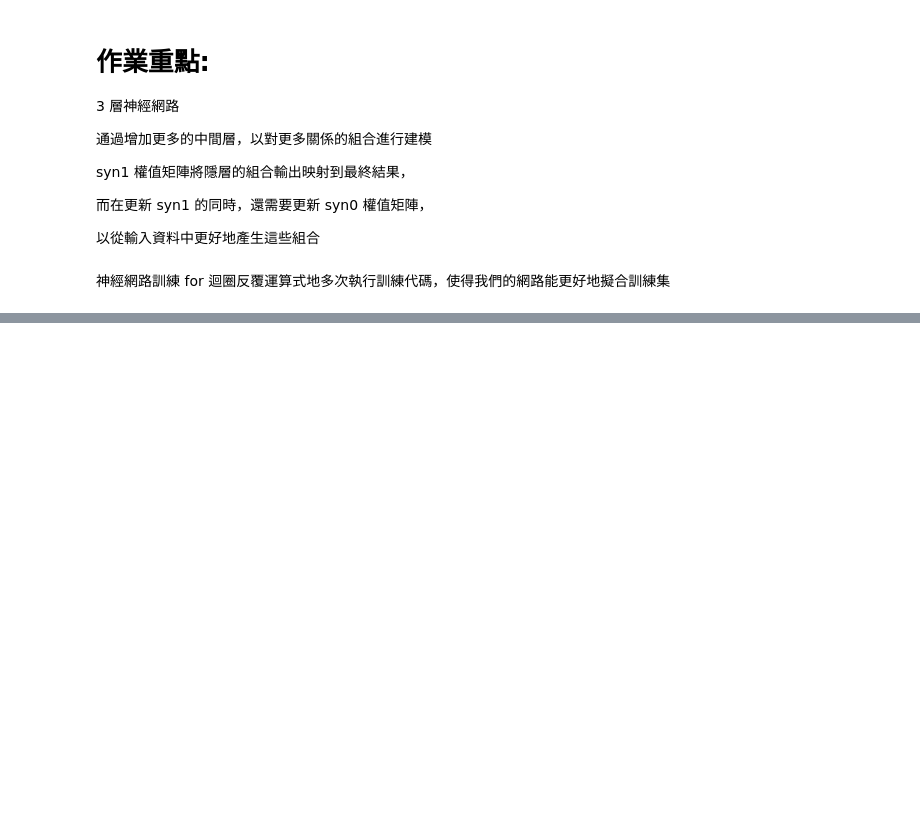
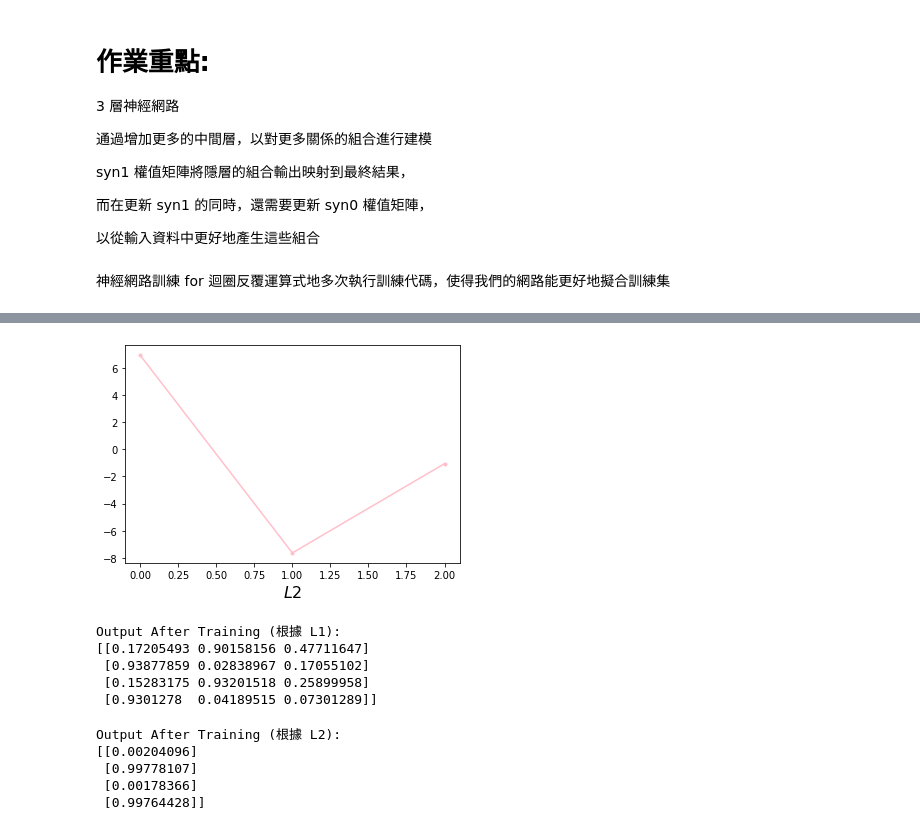
Before and after one commit to Chungchih/4th-ML100Days, a Jupyter notebook: homework/Day_075-Back_Propagation_HW.ipynb, the cells around one changed output, grey strips where cells are left out. Cells and saved outputs as stored; diff of their text form; code cells hidden in the pictures; blank space fills up the shorter version.

```diff
--- a/homework/Day_075-Back_Propagation_HW.ipynb
+++ b/homework/Day_075-Back_Propagation_HW.ipynb
@@ -79,0 +120,24 @@ print(l1)
+# %%
+plt.plot(syn1_history[0], 'o-', ms=3, lw=1.5, color='pink')
+plt.xlabel(r'$L2$', fontsize=16)
+plt.show()
+# %% [output]
+[figure, added]
+# %%
+print("Output After Training (根據 L1):")
+print(l1)
+# %% [output]
+Output After Training (根據 L1):
+[[0.17205493 0.90158156 0.47711647]
+ [0.93877859 0.02838967 0.17055102]
+ [0.15283175 0.93201518 0.25899958]
+ [0.9301278  0.04189515 0.07301289]]
+# %%
+print("Output After Training (根據 L2):")
+print(l2)
+# %% [output]
+Output After Training (根據 L2):
+[[0.00204096]
+ [0.99778107]
+ [0.00178366]
+ [0.99764428]]
```
Also changed, not shown: parts of 5 cells of this notebook.
